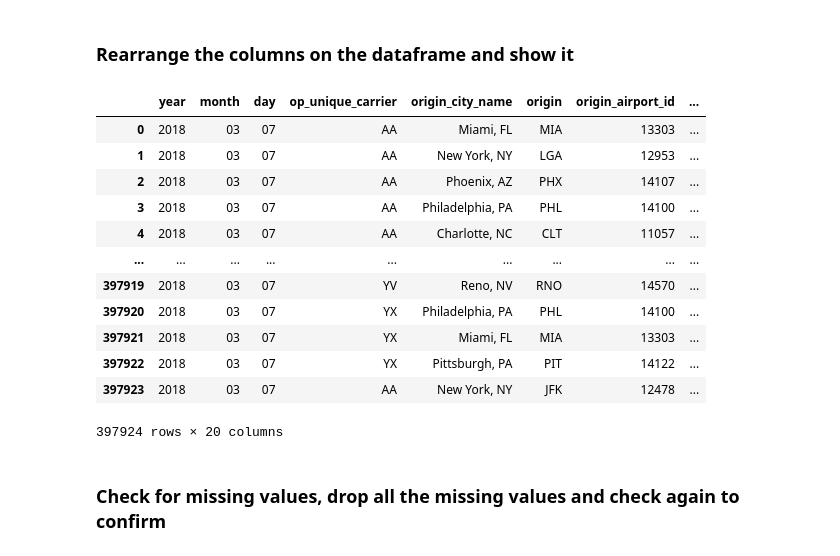
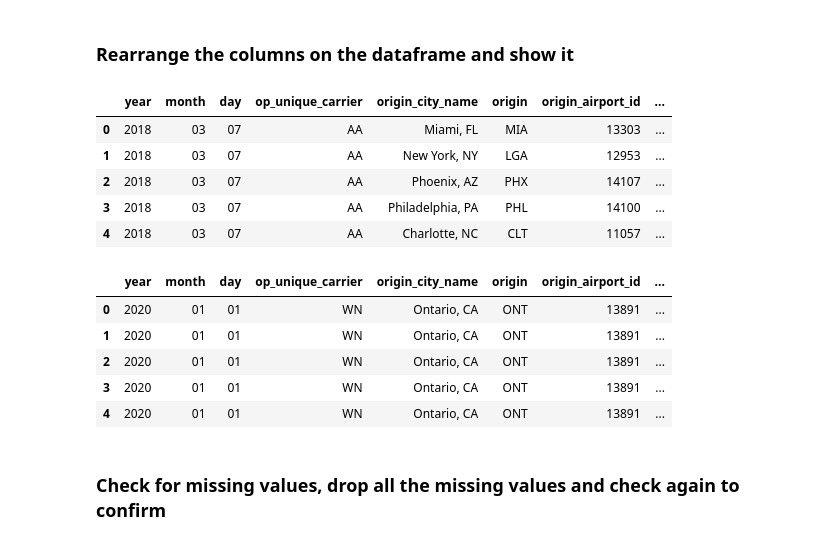
Before and after one commit to ZacharyArgentin/LHL_Midterm_Project_Predicting_Flight_Delays, a Jupyter notebook: submission_file.ipynb, the cells around one changed output. Cells and saved outputs as stored; diff of their text form; code cells hidden in the pictures.

```diff
--- a/submission_file.ipynb
+++ b/submission_file.ipynb
@@ -243,19 +289,21 @@ df = df[['year',
 # %%
-df
+df.head()
 # %% [output]
 |  | year | month | day | op_unique_carrier | origin_city_name | origin | origin_airport_id | ... |
 | 0 | 2018 | 03 | 07 | AA | Miami, FL | MIA | 13303 | ... |
 | 1 | 2018 | 03 | 07 | AA | New York, NY | LGA | 12953 | ... |
 | 2 | 2018 | 03 | 07 | AA | Phoenix, AZ | PHX | 14107 | ... |
 | 3 | 2018 | 03 | 07 | AA | Philadelphia, PA | PHL | 14100 | ... |
 | 4 | 2018 | 03 | 07 | AA | Charlotte, NC | CLT | 11057 | ... |
-| ... | ... | ... | ... | ... | ... | ... | ... | ... |
-| 397919 | 2018 | 03 | 07 | YV | Reno, NV | RNO | 14570 | ... |
-| 397920 | 2018 | 03 | 07 | YX | Philadelphia, PA | PHL | 14100 | ... |
-| 397921 | 2018 | 03 | 07 | YX | Miami, FL | MIA | 13303 | ... |
-| 397922 | 2018 | 03 | 07 | YX | Pittsburgh, PA | PIT | 14122 | ... |
-| 397923 | 2018 | 03 | 07 | AA | New York, NY | JFK | 12478 | ... |
-397924 rows × 20 columns
+# %%
+dfTest.head()
+# %% [output]
+|  | year | month | day | op_unique_carrier | origin_city_name | origin | origin_airport_id | ... |
+| 0 | 2020 | 01 | 01 | WN | Ontario, CA | ONT | 13891 | ... |
+| 1 | 2020 | 01 | 01 | WN | Ontario, CA | ONT | 13891 | ... |
+| 2 | 2020 | 01 | 01 | WN | Ontario, CA | ONT | 13891 | ... |
+| 3 | 2020 | 01 | 01 | WN | Ontario, CA | ONT | 13891 | ... |
+| 4 | 2020 | 01 | 01 | WN | Ontario, CA | ONT | 13891 | ... |
 # %% [markdown]
 ### Check for missing values, drop all the missing values and check again to confirm
 # %%
```
Also changed, not shown: parts of 48 cells of this notebook, 1 other file.
